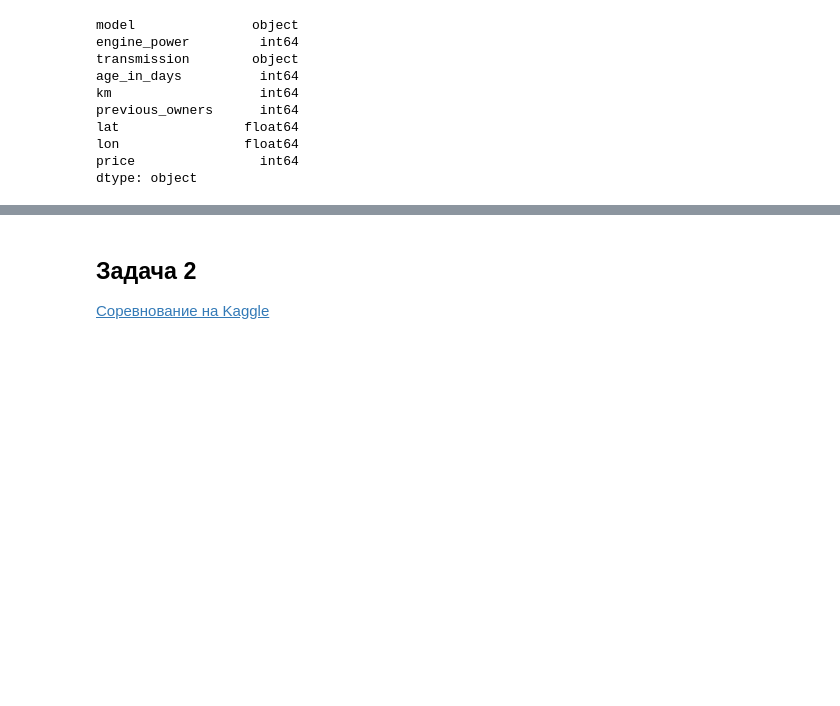
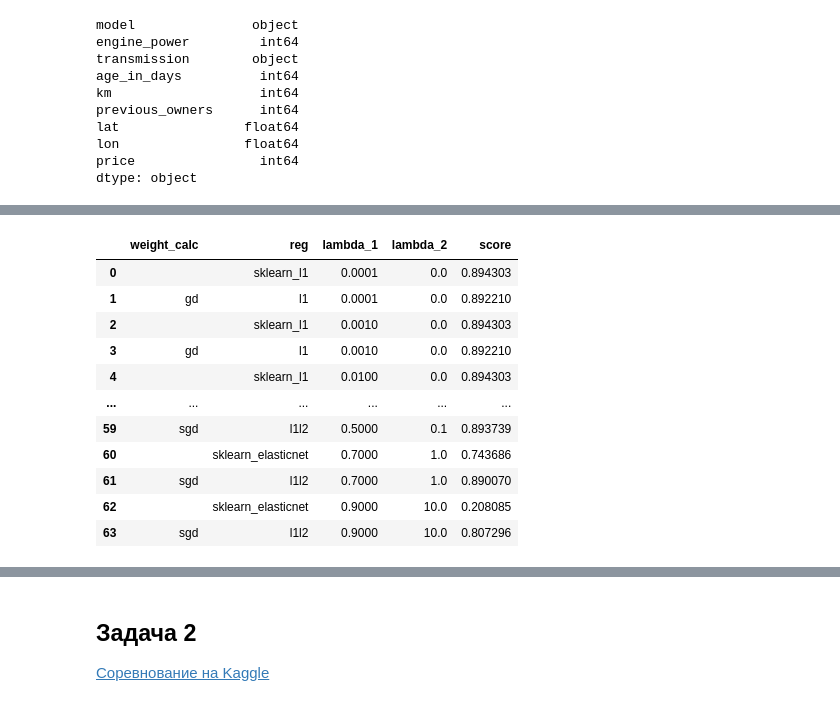
Before and after one commit to mshsvnv/ITMO_math_stat_and_ml, a Jupyter notebook: lab_04/linear_regression.ipynb, the cells around one changed output, grey strips where cells are left out. Cells and saved outputs as stored; diff of their text form; code cells hidden in the pictures; blank space fills up the shorter version.

```diff
--- a/lab_04/linear_regression.ipynb
+++ b/lab_04/linear_regression.ipynb
@@ -254,0 +305,8 @@ print(linreg.intercept_, linreg.coef_)
+# %%
+X_train, X_test, y_train, y_test = train_test_split(X, y, test_size = 0.2, random_state = 42)
+
+linreg_ = LinearRegression()
+linreg_.fit(X_train, y_train)
+
+y_pred = linreg_.predict(X_test)
+print(f'Sklearn Regresion: {r2_score(y_test, y_pred):.8f}')
@@ -254,0 +315,12 @@ print(linreg.intercept_, linreg.coef_)
+# %%
+# Без регуляризации
+weight_calcs = ['matrix', 'gd', 'sgd']
+
+for weight_calc in weight_calcs:
+
+    linreg = MyLinearRegression(weight_calc = weight_calc)
+    linreg.fit(X_train, y_train)
+
+    print(f'Weight_calc = {weight_calc}')
+    score = linreg.score(X_test, y_test)
+    print(f'My Linear Regression: {score:.8f}')
@@ -254,0 +334,63 @@ print(linreg.intercept_, linreg.coef_)
+# %%
+# С регуляризацией
+weight_calcs = ['gd', 'sgd']
+
+alphas = {'l1': [0.0001, 0.001, 0.01, 0.1, 1],
+          'l2': [0.001, 0.01, 0.1, 1, 10, 100],
+          'l1l2': [0.1, 0.3, 0.5, 0.7, 0.9,
+                   0.001, 0.01, 0.1, 1, 10]
+        }
+
+data = []
+for weight_calc in weight_calcs:
+    for item in alphas.items():
+        for i in range(len(item[1]) if item[0] != 'l1l2' else len(item[1]) // 2):
+            lambda_1, lambda_2 = 0, 0
+            if item[0] == 'l1':
+                lambda_1 = item[1][i]
+                linreg = MyLinearRegression(weight_calc = weight_calc, regularization = item[0], lambda_1 = lambda_1)
+
+                sklearn_model = Lasso(alpha = lambda_1, max_iter = 5000, random_state = 42)
+                sklearn_model.fit(X_train, y_train)
+                sklearn_score = sklearn_model.score(X_test, y_test)
+                data.append(['', 'sklearn_l1', lambda_1, 0, sklearn_score])
+            elif item[0] == 'l2':
+                lambda_2 = item[1][i]
+                linreg = MyLinearRegression(weight_calc = weight_calc, regularization = item[0], lambda_2 = lambda_2)
+
+                sklearn_model = Ridge(alpha = lambda_2, max_iter = 5000, random_state = 42)
+                sklearn_model.fit(X_train, y_train)
+                sklearn_score = sklearn_model.score(X_test, y_test)
+                data.append(['', 'sklearn_l2', 0, lambda_2, sklearn_score])
+            else:
+                lambda_1 = item[1][i]
+                lambda_2 = item[1][i + 5]
+                linreg = MyLinearRegression(weight_calc = weight_calc, regularization = item[0],
+                                            lambda_1 = item[1][i], lambda_2 = item[1][i + 5])
+
+                sklearn_model = ElasticNet(alpha = lambda_1 + lambda_2,
+                                           l1_ratio = lambda_1 / (lambda_1 + lambda_2 + 1e-8),
+                                            max_iter = 5000, random_state = 42)
+                sklearn_model.fit(X_train, y_train)
+                sklearn_score = sklearn_model.score(X_test, y_test)
+                data.append(['', 'sklearn_elasticnet', lambda_1, lambda_2, sklearn_score])
+
+            linreg.fit(X_train, y_train)
+            score = linreg.score(X_test, y_test)
+            data.append([weight_calc, item[0], lambda_1, lambda_2, score])
+
+df_regularization = pd.DataFrame(data, columns = ['weight_calc', 'reg', 'lambda_1', 'lambda_2', 'score'])
+df_regularization
+# %% [output]
+|  | weight_calc | reg | lambda_1 | lambda_2 | score |
+| 0 |  | sklearn_l1 | 0.0001 | 0.0 | 0.894303 |
+| 1 | gd | l1 | 0.0001 | 0.0 | 0.892210 |
+| 2 |  | sklearn_l1 | 0.0010 | 0.0 | 0.894303 |
+| 3 | gd | l1 | 0.0010 | 0.0 | 0.892210 |
+| 4 |  | sklearn_l1 | 0.0100 | 0.0 | 0.894303 |
+| ... | ... | ... | ... | ... | ... |
+| 59 | sgd | l1l2 | 0.5000 | 0.1 | 0.893739 |
+| 60 |  | sklearn_elasticnet | 0.7000 | 1.0 | 0.743686 |
+| 61 | sgd | l1l2 | 0.7000 | 1.0 | 0.890070 |
+| 62 |  | sklearn_elasticnet | 0.9000 | 10.0 | 0.208085 |
+| 63 | sgd | l1l2 | 0.9000 | 10.0 | 0.807296 |
```
Also changed, not shown: parts of 26 cells of this notebook.
